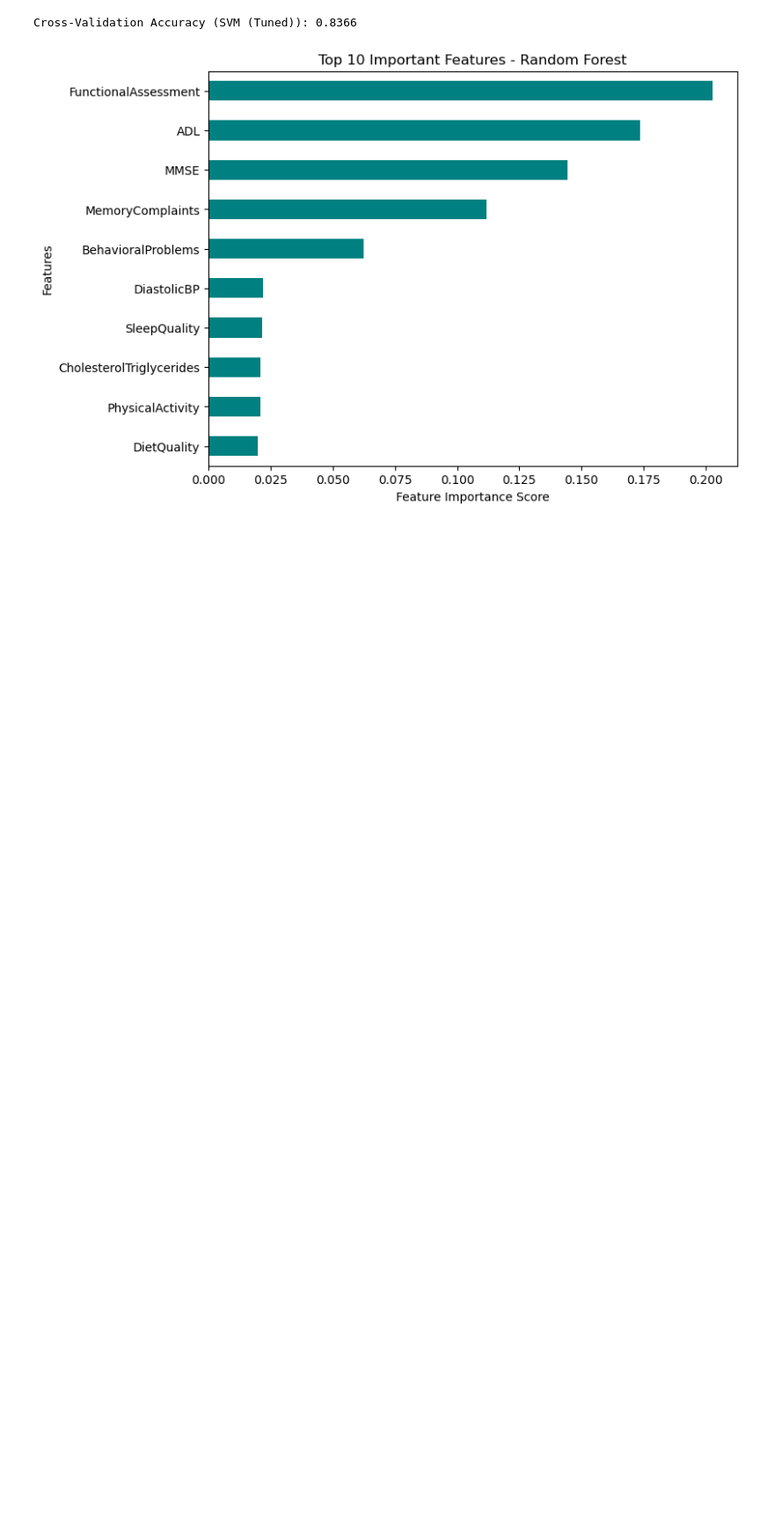
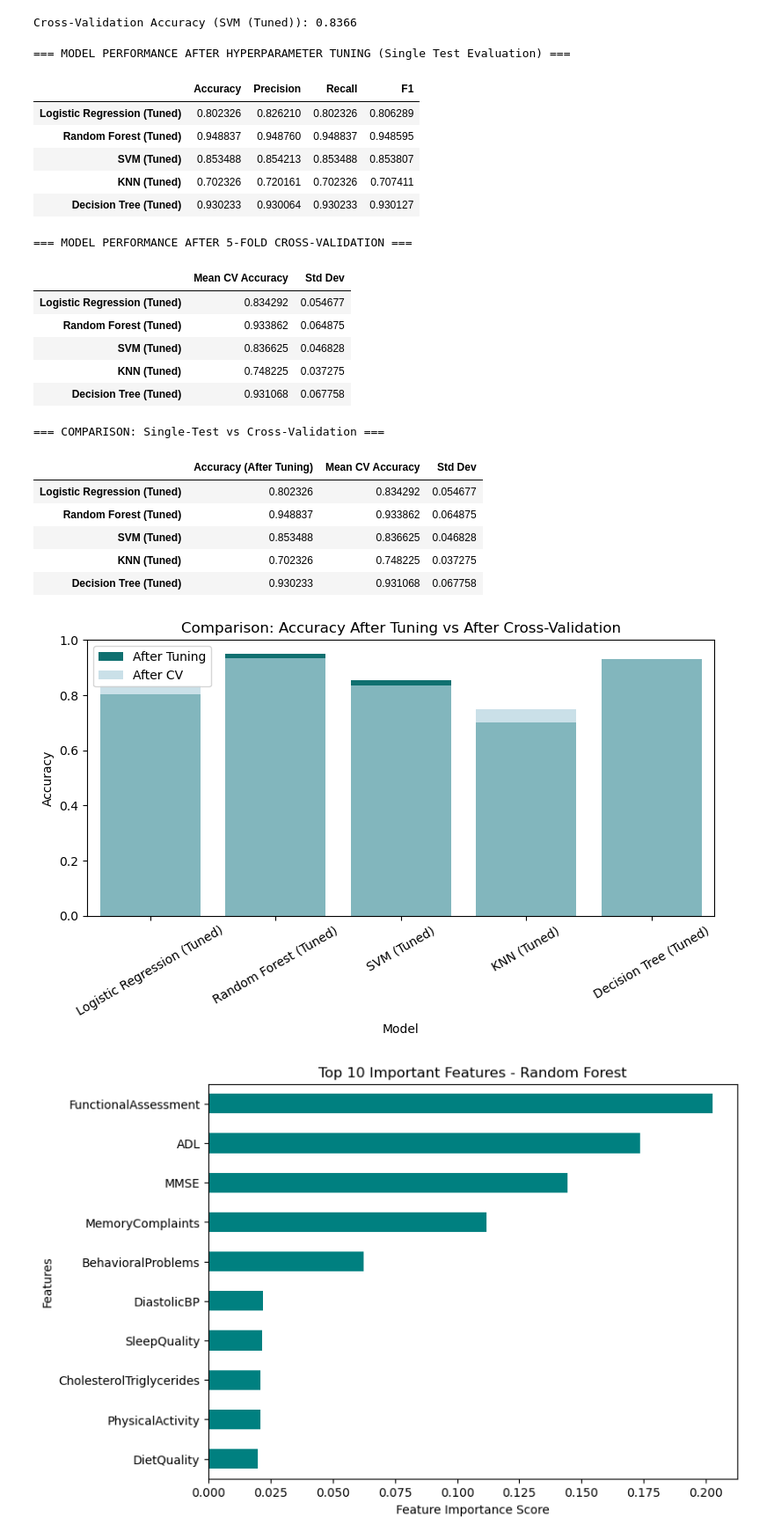
Before and after one commit to SmritiReddyy/Alzheimer-s-Disease-Detection-with-ML, a Jupyter notebook: MLMidterm.ipynb, the cells around one changed output. Shown at 88% size. Drawn from its saved outputs; the diff is of its cells as text; code cells hidden in the pictures; blank space fills up the shorter version.

Commit message:
HyperParameter tuning completed.

```diff
--- a/MLMidterm.ipynb
+++ b/MLMidterm.ipynb
@@ -767,6 +856,71 @@ Confusion Matrix:
  [ 30 122]]
 [figure]
 Cross-Validation Accuracy (SVM (Tuned)): 0.8366
+# %%
+# ================================================================
+# PART 5 – SEPARATE RESULTS: AFTER TUNING vs AFTER CROSS-VALIDATION
+# ================================================================
+
+# 1. Results after Hyperparameter Tuning (single test split)
+print("=== MODEL PERFORMANCE AFTER HYPERPARAMETER TUNING (Single Test Evaluation) ===\n")
+tuned_results_df = pd.DataFrame(tuned_results).T
+display(tuned_results_df)
+
+# 2. Cross-Validation Results (5-Fold on Tuned Models)
+print("\n=== MODEL PERFORMANCE AFTER 5-FOLD CROSS-VALIDATION ===\n")
+
+cv_results = {}
+for name, model in tuned_models.items():
+    scores = cross_val_score(model, X_scaled, y, cv=5, scoring='accuracy')
+    cv_results[name] = {
+        "Mean CV Accuracy": np.mean(scores),
+        "Std Dev": np.std(scores)
+    }
+
+cv_results_df = pd.DataFrame(cv_results).T
+display(cv_results_df)
+
+# 3. Combined Summary Comparison
+print("\n=== COMPARISON: Single-Test vs Cross-Validation ===\n")
+comparison_df = tuned_results_df[['Accuracy']].join(cv_results_df)
+comparison_df.rename(columns={'Accuracy': 'Accuracy (After Tuning)'}, inplace=True)
+display(comparison_df)
+
+# Optional: Visualization
+plt.figure(figsize=(8,5))
+sns.barplot(data=comparison_df.reset_index(), x='index', y='Accuracy (After Tuning)', color='teal', label='After Tuning')
+sns.barplot(data=comparison_df.reset_index(), x='index', y='Mean CV Accuracy', color='lightblue', alpha=0.7, label='After CV')
+plt.title("Comparison: Accuracy After Tuning vs After Cross-Validation")
+plt.xlabel("Model")
+plt.ylabel("Accuracy")
+plt.xticks(rotation=30)
+plt.ylim(0, 1)
+plt.legend()
+plt.tight_layout()
+plt.show()
+# %% [output]
+=== MODEL PERFORMANCE AFTER HYPERPARAMETER TUNING (Single Test Evaluation) ===
+|  | Accuracy | Precision | Recall | F1 |
+| Logistic Regression (Tuned) | 0.802326 | 0.826210 | 0.802326 | 0.806289 |
+| Random Forest (Tuned) | 0.948837 | 0.948760 | 0.948837 | 0.948595 |
+| SVM (Tuned) | 0.853488 | 0.854213 | 0.853488 | 0.853807 |
+| KNN (Tuned) | 0.702326 | 0.720161 | 0.702326 | 0.707411 |
+| Decision Tree (Tuned) | 0.930233 | 0.930064 | 0.930233 | 0.930127 |
+=== MODEL PERFORMANCE AFTER 5-FOLD CROSS-VALIDATION ===
+|  | Mean CV Accuracy | Std Dev |
+| Logistic Regression (Tuned) | 0.834292 | 0.054677 |
+| Random Forest (Tuned) | 0.933862 | 0.064875 |
+| SVM (Tuned) | 0.836625 | 0.046828 |
+| KNN (Tuned) | 0.748225 | 0.037275 |
+| Decision Tree (Tuned) | 0.931068 | 0.067758 |
+=== COMPARISON: Single-Test vs Cross-Validation ===
+|  | Accuracy (After Tuning) | Mean CV Accuracy | Std Dev |
+| Logistic Regression (Tuned) | 0.802326 | 0.834292 | 0.054677 |
+| Random Forest (Tuned) | 0.948837 | 0.933862 | 0.064875 |
+| SVM (Tuned) | 0.853488 | 0.836625 | 0.046828 |
+| KNN (Tuned) | 0.702326 | 0.748225 | 0.037275 |
+| Decision Tree (Tuned) | 0.930233 | 0.931068 | 0.067758 |
+[figure, added]
 # %%
 # ------------------ 9. ANALYSIS & VISUALIZATION -----------------------
 
```
Also changed, not shown: parts of 3 cells of this notebook.
